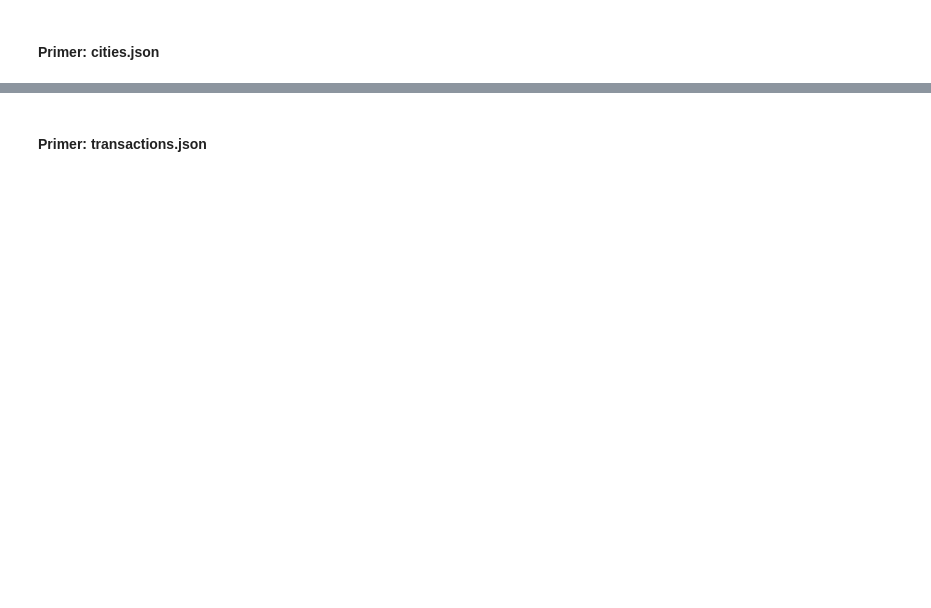
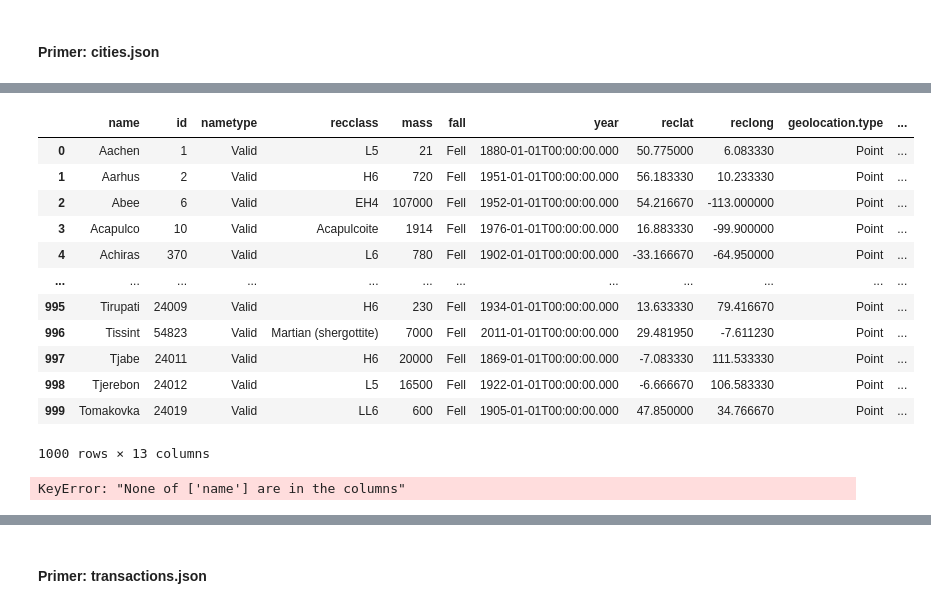
Before and after one commit to kovaxoid/Analitika_podatkov_python, a Jupyter notebook: Del_07_Uvoz_podatkov/07_Uvoz_podatkov_CLEAN.ipynb, the cells around one changed output, grey strips where cells are left out. Cells and saved outputs as stored; diff of their text form; code cells hidden in the pictures; blank space fills up the shorter version.

```diff
--- a/Del_07_Uvoz_podatkov/07_Uvoz_podatkov_CLEAN.ipynb
+++ b/Del_07_Uvoz_podatkov/07_Uvoz_podatkov_CLEAN.ipynb
@@ -413,0 +429,2 @@ iperf_data
+# %%
+json_str=json.dumps(a)
@@ -413,0 +439,2 @@ iperf_data
+# %%
+json.loads(json_str)
@@ -477,0 +537,6 @@ dfjo.to_json(orient="table")
+# %%
+import json
+
+with open ('data/temperatures.json') as f:
+    d = json.load(f)
+#d.get('data')
@@ -479,0 +596,3 @@ dfjo.to_json(orient="table")
+# %%
+with open('data/cities.json') as f:
+    d = json.load(f)
@@ -479,0 +617,25 @@ dfjo.to_json(orient="table")
+# %%
+cities = pd.json_normalize(d)
+cities
+# %% [output]
+|  | name | id | nametype | recclass | mass | fall | year | reclat | reclong | geolocation.type | ... |
+| 0 | Aachen | 1 | Valid | L5 | 21 | Fell | 1880-01-01T00:00:00.000 | 50.775000 | 6.083330 | Point | ... |
+| 1 | Aarhus | 2 | Valid | H6 | 720 | Fell | 1951-01-01T00:00:00.000 | 56.183330 | 10.233330 | Point | ... |
+| 2 | Abee | 6 | Valid | EH4 | 107000 | Fell | 1952-01-01T00:00:00.000 | 54.216670 | -113.000000 | Point | ... |
+| 3 | Acapulco | 10 | Valid | Acapulcoite | 1914 | Fell | 1976-01-01T00:00:00.000 | 16.883330 | -99.900000 | Point | ... |
+| 4 | Achiras | 370 | Valid | L6 | 780 | Fell | 1902-01-01T00:00:00.000 | -33.166670 | -64.950000 | Point | ... |
+| ... | ... | ... | ... | ... | ... | ... | ... | ... | ... | ... | ... |
+| 995 | Tirupati | 24009 | Valid | H6 | 230 | Fell | 1934-01-01T00:00:00.000 | 13.633330 | 79.416670 | Point | ... |
+| 996 | Tissint | 54823 | Valid | Martian (shergottite) | 7000 | Fell | 2011-01-01T00:00:00.000 | 29.481950 | -7.611230 | Point | ... |
+| 997 | Tjabe | 24011 | Valid | H6 | 20000 | Fell | 1869-01-01T00:00:00.000 | -7.083330 | 111.533330 | Point | ... |
+| 998 | Tjerebon | 24012 | Valid | L5 | 16500 | Fell | 1922-01-01T00:00:00.000 | -6.666670 | 106.583330 | Point | ... |
+| 999 | Tomakovka | 24019 | Valid | LL6 | 600 | Fell | 1905-01-01T00:00:00.000 | 47.850000 | 34.766670 | Point | ... |
+1000 rows × 13 columns
+# %%
+cities['coordinate_x'] = cities['geolocation.coordinates'].str[0]
+cities['coordinate_y'] = cities['geolocation.coordinates'].str[1]
+cities.drop(columns=['geolocation.coordinates', ':@computed_region_cbhk_fwbd', ':@computed_region_nnqa_25f4'], inplace = True)
+cities.set_index('name', inplace = True)
+cities
+# %% [output]
+KeyError: "None of ['name'] are in the columns"
```
Also changed, not shown: parts of 42 cells of this notebook, 50 other files.
